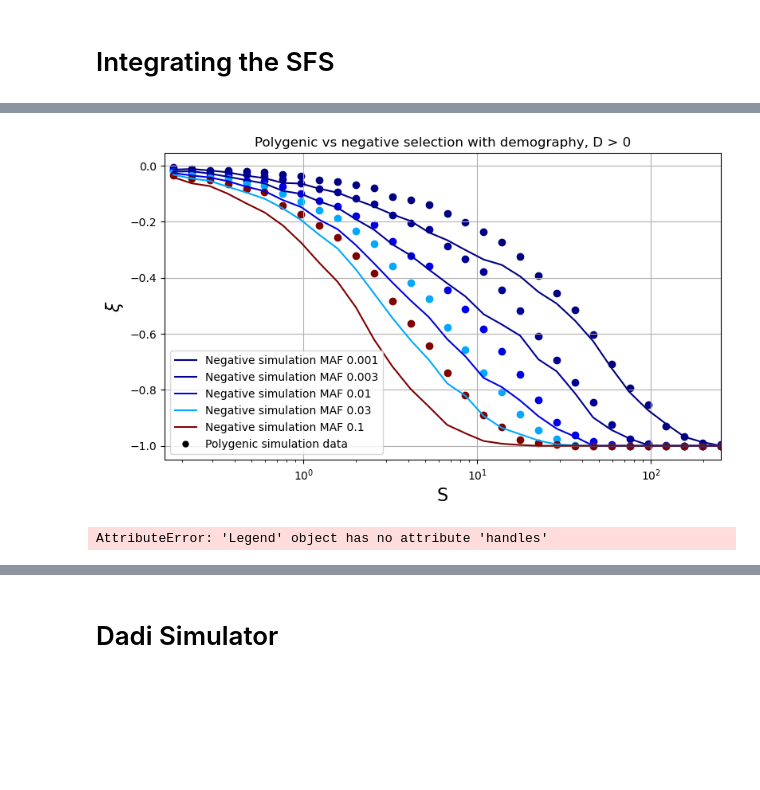
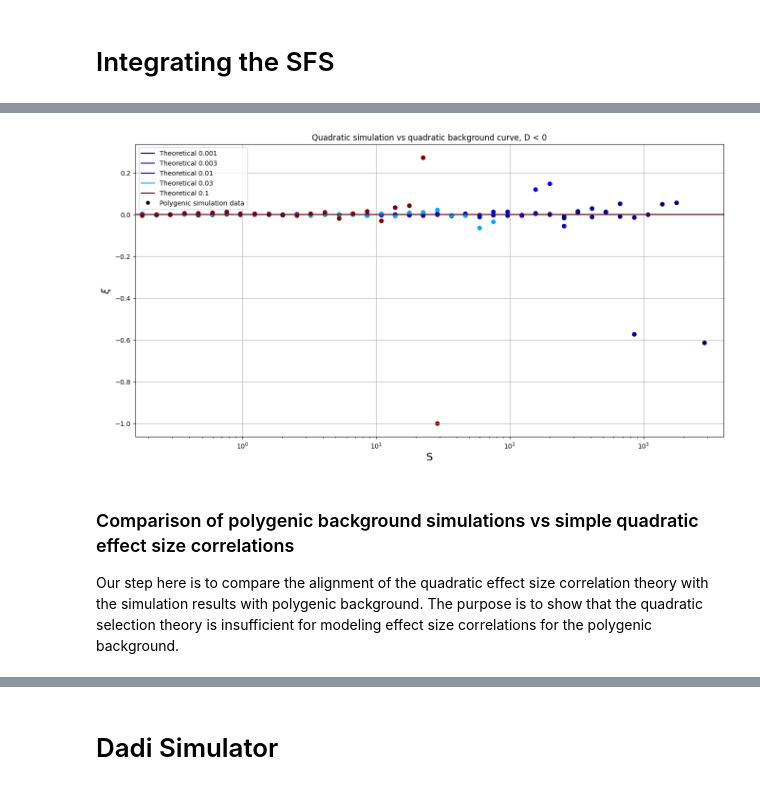
Before and after one commit to emkoch/popspec, a Jupyter notebook: Effect_size.ipynb, the cells around one changed output, grey strips where cells are left out. Saved outputs shown, nothing was run; the diff lists cells and outputs as text; code cells hidden in the pictures; blank space fills up the shorter version.

```diff
--- a/Effect_size.ipynb
+++ b/Effect_size.ipynb
@@ -249,15 +259,18 @@ def poly_prob(yy, sigma):
 def ex_burden(sigma):
     return sp.integrate.quad(ud_burden, 0, 1, args=(1, sigma))[0]
 
-def stab_corr(yy, sigma, pos_d=True):
+def stab_corr(yy, sigma, pos_d=True, neg_d=False):
     burd = ex_burden(sigma)
     neut_prob = poly_prob(yy, 0)
     double_prob = poly_prob(yy, 4*sigma)
     single_prob = poly_prob(yy, sigma)
+    if neg_d:
+        return 0
     if pos_d:
         return (double_prob - neut_prob) / (double_prob + neut_prob)
     else:
         return burd * (double_prob - neut_prob) / (burd * (double_prob + neut_prob) + single_prob**2)
+
 
 def stab_corr_posLD_poly(yy, SS):
     def ex_diff(xx):
@@ -289,6 +302,15 @@ plt.show()
 # %%
 # corr_df_pos.to_csv('dataframes/corr_pos_demog_neg.csv', sep='\t')
 # corr_df_tot.to_csv('dataframes/corr_tot_demog_neg.csv', sep='\t')
+# %%
+from tqdm import tqdm
+mypath='/n/scratch/users/s/sjg319/sim_outputs/polygenic/'
+gz_files = [f for f in tqdm(listdir(mypath)) if isfile(join(mypath, f))]
+# %%
+from utils.utils import *
+
+pattern = 'polygenic_single'
+sim_df = buildDF(0, gz_files, path=mypath, pattern=pattern)
 # %%
 ## We're going to work with the simulations to plot the above curves
 # 1. Find all instances where both variants satisfy the MAF threshold
@@ -440,13 +370,14 @@ def buildDF(site_1, gz_files):
 # %%
-corr_df_tot = pd.read_csv('dataframes/corr_pos_demog_underdom.csv', sep='\t', index_col=0)
+# corr_df_tot = pd.read_csv('dataframes/corr_pos_demog_underdom.csv', sep='\t', index_col=0)
+corr_df_tot = pd.read_csv('dataframes/simple/fine/corr_csv_neg_d.csv', sep='\t', index_col=0)
 beta_vals = pd.read_csv('betas.txt', header=None).to_numpy().squeeze()
 
 new_labs = [2*20000*x**2 for x in beta_vals]
-corr_df_tot.columns = new_labs
+corr_df_tot.columns = new_labs[1:]
 corr_df_tot = corr_df_tot.replace(0.0, np.NaN)
 
-demog_pos = pd.read_csv('dataframes/corr_pos_demog_neg.csv', sep='\t', index_col=0)
-demog_pos.columns = new_labs
-demog_pos = demog_pos.replace(0.0, np.NaN)
+# demog_pos = pd.read_csv('dataframes/corr_pos_demog_neg.csv', sep='\t', index_col=0)
+# demog_pos.columns = new_labs
+# demog_pos = demog_pos.replace(0.0, np.NaN)
 
-demog_pos
+# demog_pos
@@ -461,42 +384,42 @@ demog_pos
 # %%
 from matplotlib.lines import Line2D
 
 cmap = plt.cm.jet
 norm = Normalize(vmin=0.001, vmax=0.1)
 
 MAF_thr_values = [0.1, 0.03, 0.01, 0.003, 0.001][::-1]
 sigma_set = np.logspace(-1, 4, 40)
 
-# for MAF_thr in MAF_thr_values:
-#     corr_set = [stab_corr_posLD_poly(MAF_thr, sigma) for sigma in sigma_set]
-#     # corr_set = [stab_corr(MAF_thr, sigma, True) for sigma in sigma_set]
-#     plt.plot(sigma_set, corr_set, color=cmap(norm(MAF_thr)), label=f'Theoretical {MAF_thr}')
+for MAF_thr in MAF_thr_values:
+# #     corr_set = [stab_corr_posLD_poly(MAF_thr, sigma) for sigma in sigma_set]
+    corr_set = [stab_corr(MAF_thr, sigma, False, True) for sigma in sigma_set]
+    plt.plot(sigma_set, corr_set, color=cmap(norm(MAF_thr)), label=f'Theoretical {MAF_thr}')
 
 for i, ind in enumerate(corr_df_tot.index):
-    plt.plot(demog_pos.columns, demog_pos.loc[ind, :], label=f'Negative simulation MAF {ind}', color=cmap(norm(MAF_thr_values[i])))
+#     plt.plot(demog_pos.columns, demog_pos.loc[ind, :], label=f'Negative simulation MAF {ind}', color=cmap(norm(MAF_thr_values[i])))
     plt.scatter(corr_df_tot.columns, corr_df_tot.loc[ind, :], color=cmap(norm(MAF_thr_values[i])))
 
 
 plt.grid()
 plt.xscale("log")
 plt.xlabel("S", fontsize = 16)
 plt.ylabel("$\\xi$", fontsize = 16)
 
 ax = plt.gca()
-ax.set_xlim([10**(-0.8), 10**(2.4)])
+ax.set_xlim([10**(-0.8), 10**(3.6)])
 
 plt.legend()
 point = Line2D([0], [0], label='Polygenic simulation data', markersize=10, marker='.', markerfacecolor='k', markeredgecolor='k', linestyle='')
 handles, labels = plt.gca().get_legend_handles_labels()
 handles.extend([point])
 plt.legend(handles=handles)
 
-plt.title('Polygenic vs negative selection with demography, D > 0')
-plt.savefig('plots/demog_polygenic_vs_neg.pdf')
+plt.title('Quadratic simulation vs quadratic background curve, D < 0')
+plt.savefig('plots/quadsim_quadback_dneg.pdf')
 plt.show()
 # %% [output]
-[figure, old version]
+[figure, new version]
-# %%
-L.handles
-# %% [output]
-AttributeError: 'Legend' object has no attribute 'handles'
+# %% [markdown]
+### Comparison of polygenic background simulations vs simple quadratic effect size correlations
+
+Our step here is to compare the alignment of the quadratic effect size correlation theory with the simulation results with polygenic background. The purpose is to show that the quadratic selection theory is insufficient for modeling effect size correlations for the polygenic background.
```
Also changed, not shown: parts of 70 cells of this notebook, 4 other files.
